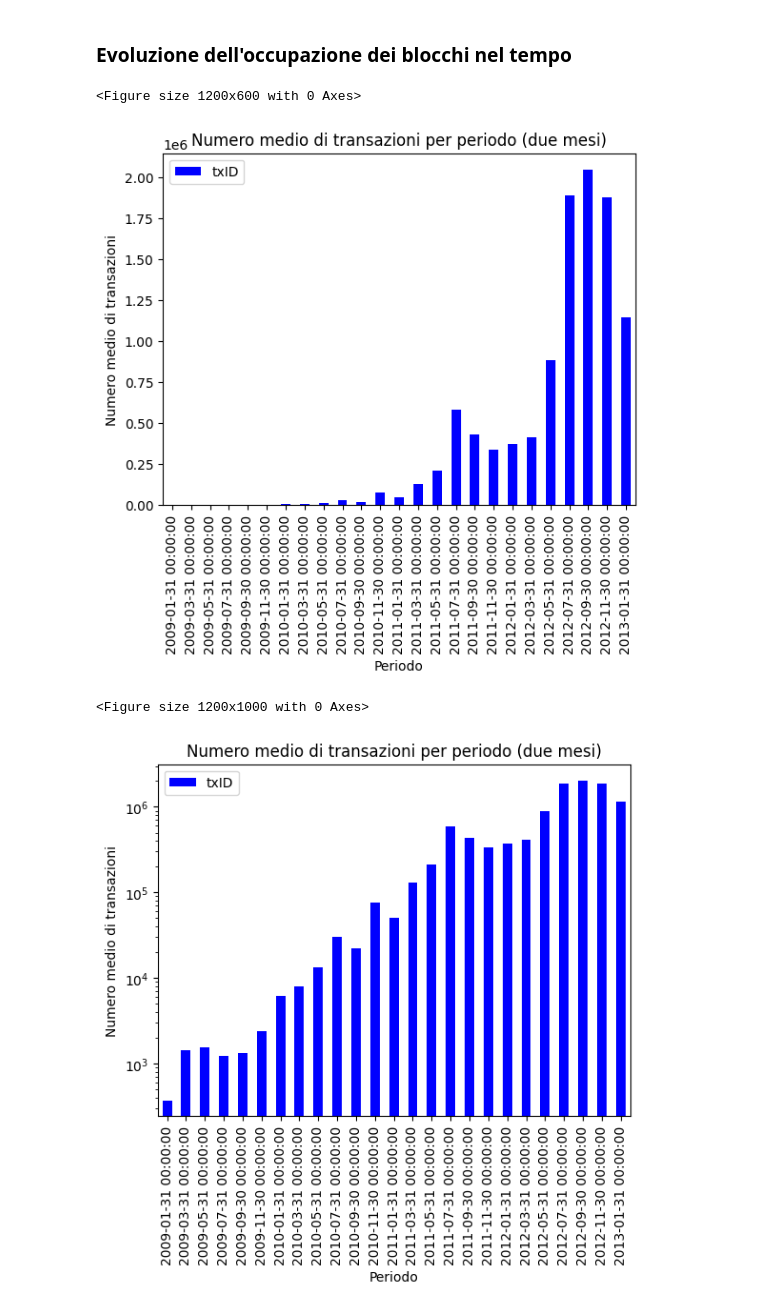
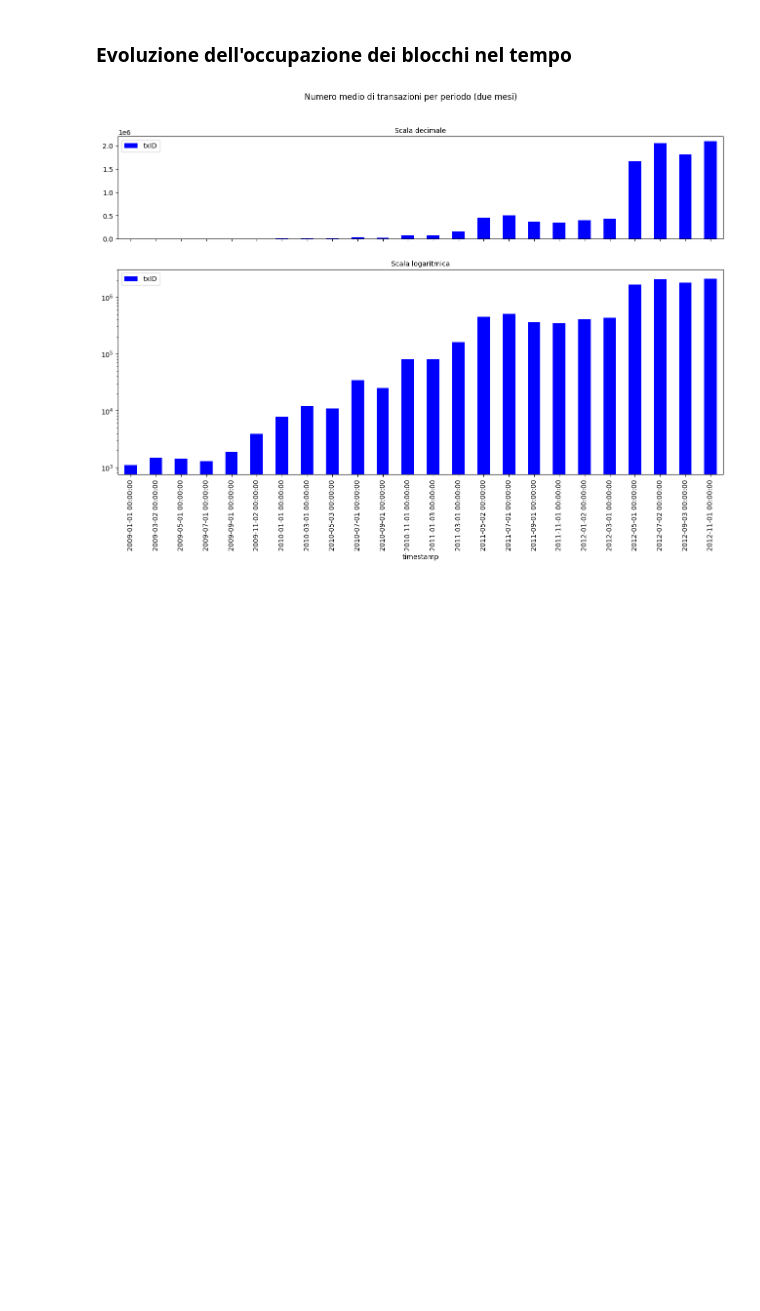
Before and after one commit to FlavRomano/CRAFTY, a Jupyter notebook: main.ipynb, the cells around one changed output. Drawn from its saved outputs; the diff is of its cells as text; code cells hidden in the pictures; blank space fills up the shorter version.

```diff
--- a/main.ipynb
+++ b/main.ipynb
@@ -6,9 +6,9 @@ import matplotlib as mat
 import matplotlib.pyplot as plt
 
 """Datasets"""
-transactions = pd.read_csv("./datasets/transactions.csv", names=["timestamp", "blockID", "txID", "isCoinbase", "fee"])
-inputs = pd.read_csv("./datasets/inputs.csv", names=["txID", "prev_txID", "prev_txPos"])
-outputs = pd.read_csv("./datasets/outputs.csv", names=["txID", "position", "addressID", "amount", "scriptType"])
+transactions = pd.read_csv("./datasets/transactions.csv", names=["timestamp", "blockId", "txId", "isCoinbase", "fee"])
+inputs = pd.read_csv("./datasets/inputs.csv", names=["txId", "prevTxId", "prevTxPos"])
+outputs = pd.read_csv("./datasets/outputs.csv", names=["txId", "position", "addressID", "amount", "scriptType"])
 mapping_df = pd.read_csv("./datasets/mapAddr2Ids8708820.csv", names=["hash", "addressID"])
 # %% [markdown]
 ### Analisi generali sui dati
@@ -59,28 +59,19 @@ plt.show()
 ### Evoluzione dell'occupazione dei blocchi nel tempo
 # %%
 avg_transactions_per_period = transactions[["timestamp", 'txID']].resample(
-    '2M', on="timestamp").count()
+    '2BMS', on="timestamp").count()
 
-plt.figure(figsize=(12, 6))
-avg_transactions_per_period.plot(kind='bar', color='blue')
+fig, axes = plt.subplots(nrows=2, ncols=1, sharex=True, figsize=(
+    16, 9), gridspec_kw={'height_ratios': [1, 2]})
+fig.suptitle("Numero medio di transazioni per periodo (due mesi)")
 
-plt.xlabel('Periodo')
-plt.ylabel('Numero medio di transazioni')
-plt.title('Numero medio di transazioni per periodo (due mesi)')
+avg_transactions_per_period.plot(ax=axes[0], kind="bar", color="blue")
+axes[0].set_title("Scala decimale", fontsize=10)
 
-plt.show()
-
-plt.figure(figsize=(12,10))
-avg_transactions_per_period.plot(kind='bar', color='blue')
-
-plt.xlabel('Periodo')
-plt.ylabel('Numero medio di transazioni')
-plt.title('Numero medio di transazioni per periodo (due mesi)')
+avg_transactions_per_period.plot(ax=axes[1], kind="bar", color="blue")
+axes[1].set_title("Scala logaritmica", fontsize=10)
 plt.yscale("log")
 
 plt.show()
 # %% [output]
-<Figure size 1200x600 with 0 Axes>
-[figure, old version]
+[figure, new version]
-<Figure size 1200x1000 with 0 Axes>
-[figure, removed]
```
Also changed, not shown: parts of 5 cells of this notebook.
